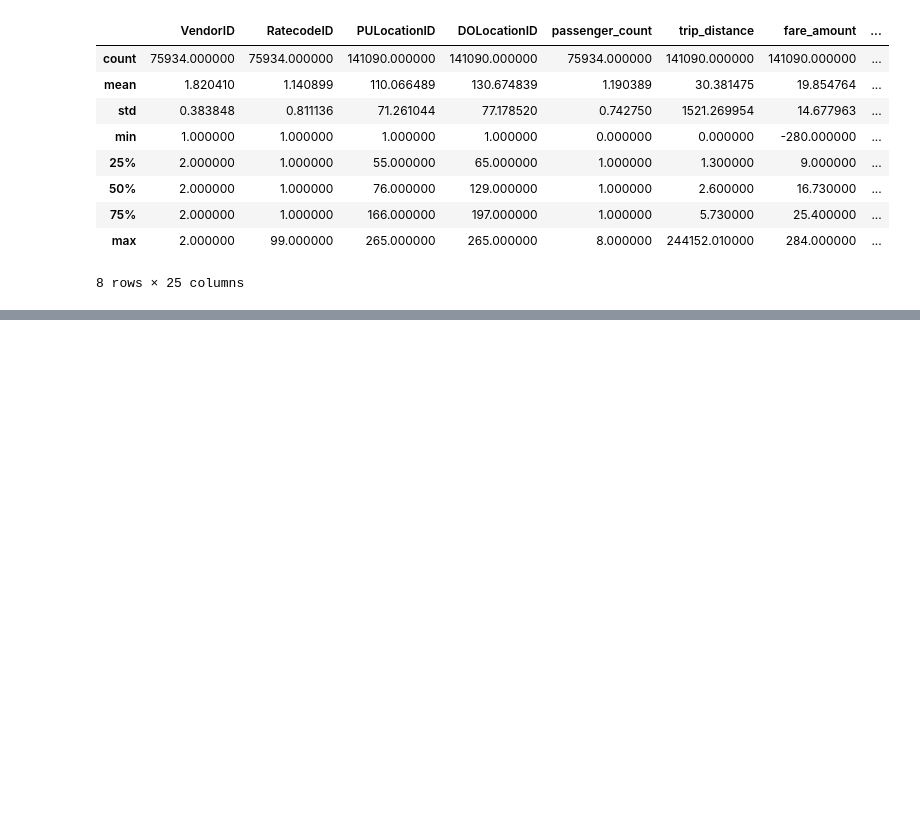
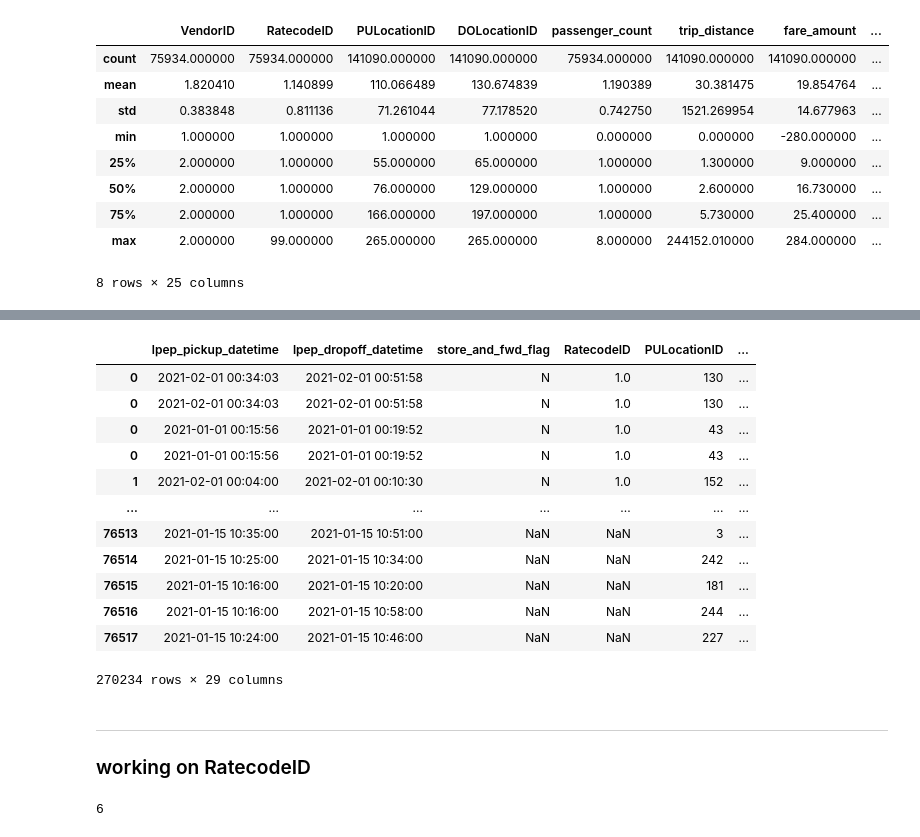
Before and after one commit to REHAB199/Linear-Regression-For-TLC-Trip-Record-Data, a Jupyter notebook: Code/Regression project.ipynb, the cells around one changed output, grey strips where cells are left out. Drawn from its saved outputs; the diff is of its cells as text; code cells hidden in the pictures; blank space fills up the shorter version.

```diff
--- a/Code/Regression project.ipynb
+++ b/Code/Regression project.ipynb
@@ -225,0 +241,23 @@ con_data_train , con_data_test = train_test_split(con_data, test_size=0.2, rando
+# %%
+con_data
+# %% [output]
+|  | lpep_pickup_datetime | lpep_dropoff_datetime | store_and_fwd_flag | RatecodeID | PULocationID | ... |
+| 0 | 2021-02-01 00:34:03 | 2021-02-01 00:51:58 | N | 1.0 | 130 | ... |
+| 0 | 2021-02-01 00:34:03 | 2021-02-01 00:51:58 | N | 1.0 | 130 | ... |
+| 0 | 2021-01-01 00:15:56 | 2021-01-01 00:19:52 | N | 1.0 | 43 | ... |
+| 0 | 2021-01-01 00:15:56 | 2021-01-01 00:19:52 | N | 1.0 | 43 | ... |
+| 1 | 2021-02-01 00:04:00 | 2021-02-01 00:10:30 | N | 1.0 | 152 | ... |
+| ... | ... | ... | ... | ... | ... | ... |
+| 76513 | 2021-01-15 10:35:00 | 2021-01-15 10:51:00 | NaN | NaN | 3 | ... |
+| 76514 | 2021-01-15 10:25:00 | 2021-01-15 10:34:00 | NaN | NaN | 242 | ... |
+| 76515 | 2021-01-15 10:16:00 | 2021-01-15 10:20:00 | NaN | NaN | 181 | ... |
+| 76516 | 2021-01-15 10:16:00 | 2021-01-15 10:58:00 | NaN | NaN | 244 | ... |
+| 76517 | 2021-01-15 10:24:00 | 2021-01-15 10:46:00 | NaN | NaN | 227 | ... |
+270234 rows × 29 columns
+# %% [markdown]
+---
+### working on RatecodeID
+# %%
+con_data['RatecodeID'].nunique()
+# %% [output]
+6
```
Also changed, not shown: parts of 31 cells of this notebook.
